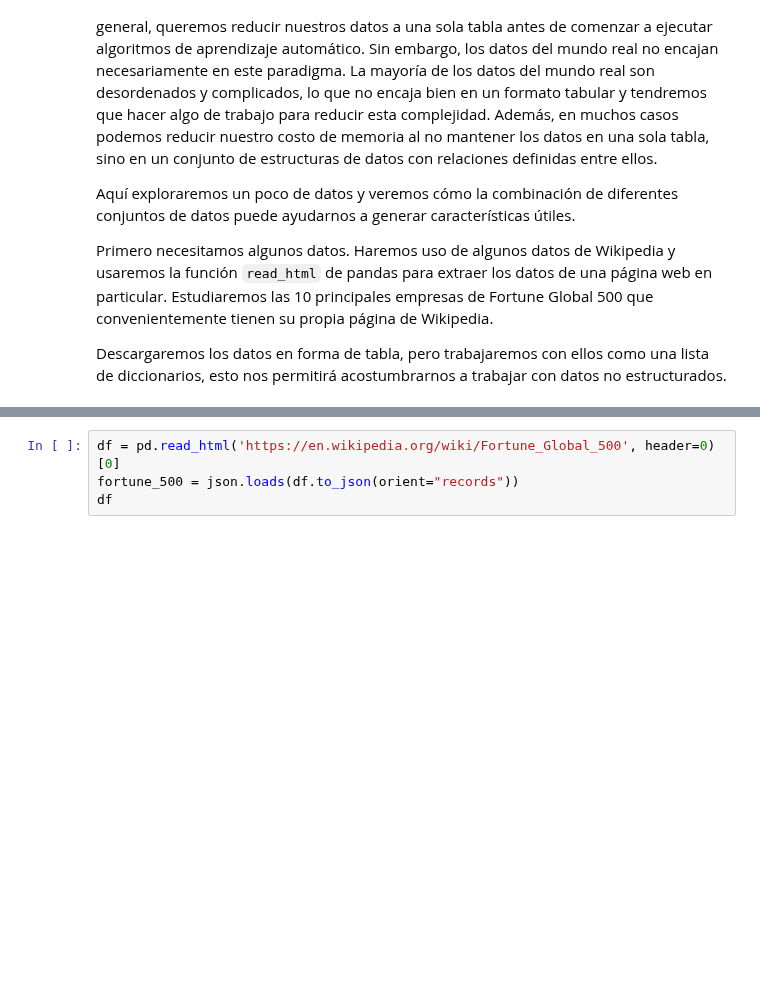
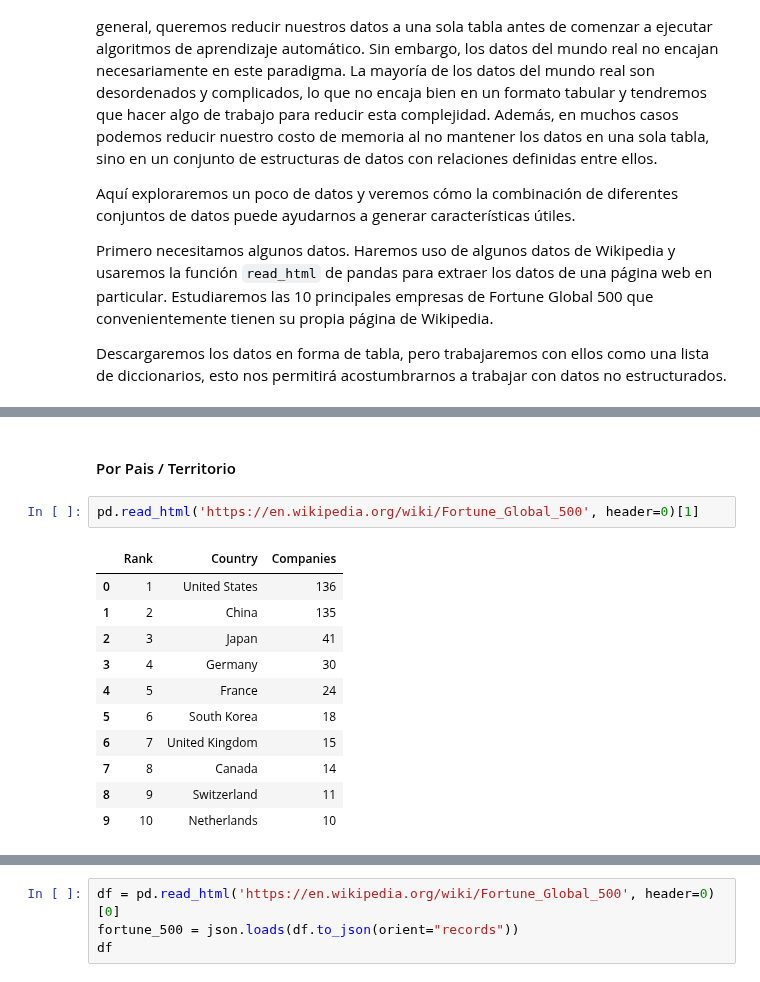
Before and after one commit to rubuntu/uaa-417-sistemas-de-gestion-de-bases-de-datos-avanzados, a Jupyter notebook: 10_Data_Munging.ipynb, the cells around one changed output, grey strips where cells are left out. Drawn from its saved outputs; the diff is of its cells as text; blank space fills up the shorter version.

```diff
--- a/10_Data_Munging.ipynb
+++ b/10_Data_Munging.ipynb
@@ -23,0 +40,16 @@ Descargaremos los datos en forma de tabla, pero trabajaremos con ellos como una
+# %% [markdown]
+#### Por Pais / Territorio
+# %%
+pd.read_html('https://en.wikipedia.org/wiki/Fortune_Global_500', header=0)[1]
+# %% [output]
+|  | Rank | Country | Companies |
+| 0 | 1 | United States | 136 |
+| 1 | 2 | China | 135 |
+| 2 | 3 | Japan | 41 |
+| 3 | 4 | Germany | 30 |
+| 4 | 5 | France | 24 |
+| 5 | 6 | South Korea | 18 |
+| 6 | 7 | United Kingdom | 15 |
+| 7 | 8 | Canada | 14 |
+| 8 | 9 | Switzerland | 11 |
+| 9 | 10 | Netherlands | 10 |
```
Also changed, not shown: parts of 6 cells of this notebook.
